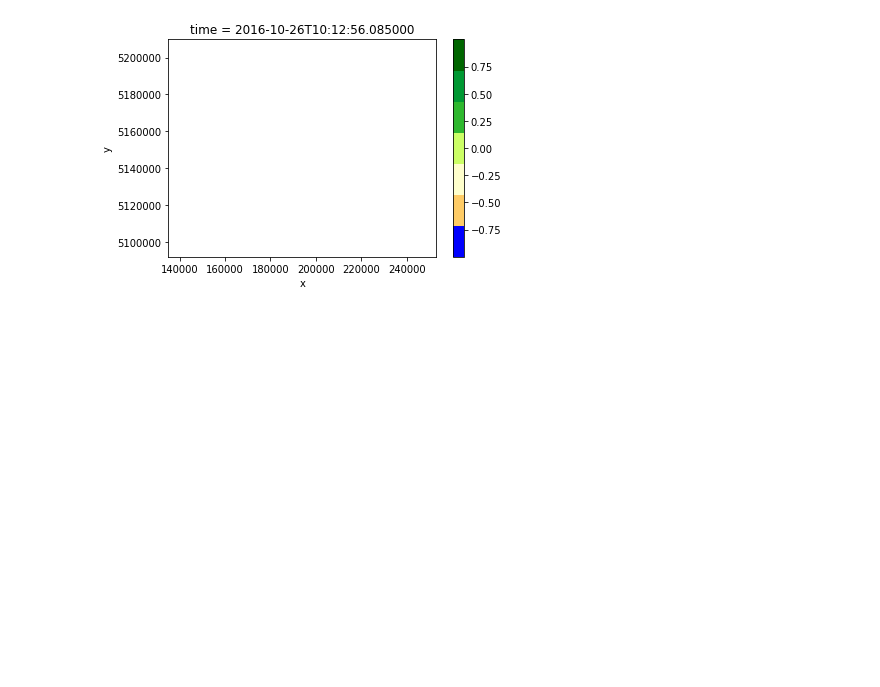
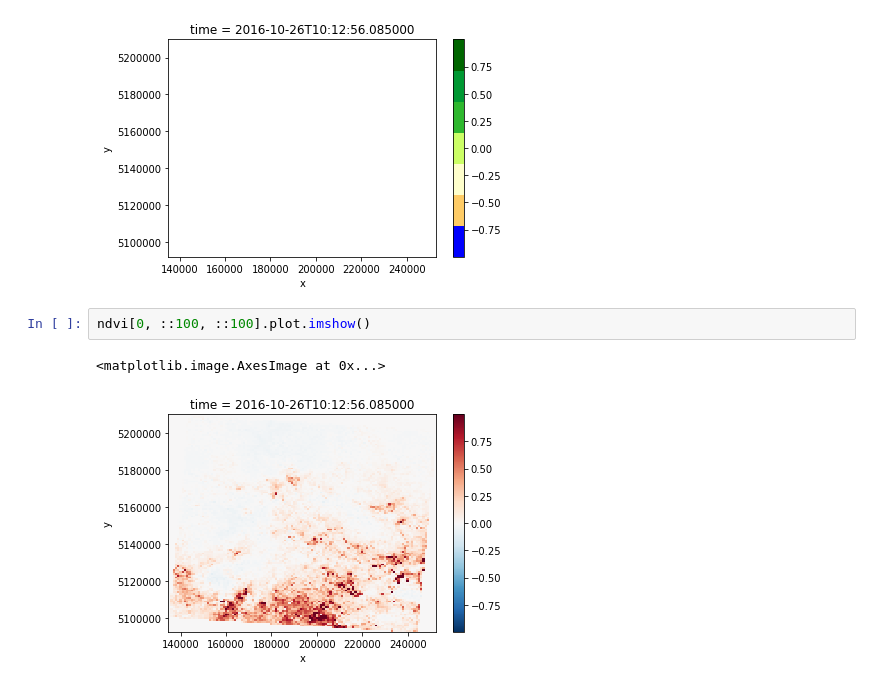
Before and after one commit to 2015E8007061068/datacube-core, a Jupyter notebook: examples/notebooks/sentinel2_l2a.ipynb, the cells around one changed output. Saved outputs shown, nothing was run; the diff lists cells and outputs as text; blank space fills up the shorter version.

```diff
--- a/examples/notebooks/sentinel2_l2a.ipynb
+++ b/examples/notebooks/sentinel2_l2a.ipynb
@@ -237,3 +258,8 @@ ndvi.plot(cmap = ndvi_cmap)
 # %% [output]
 <matplotlib.collections.QuadMesh at 0x...>
 [figure]
+# %%
+ndvi[0, ::100, ::100].plot.imshow()
+# %% [output]
+<matplotlib.image.AxesImage at 0x...>
+[figure, added]
```
Also changed, not shown: parts of 18 cells of this notebook.
